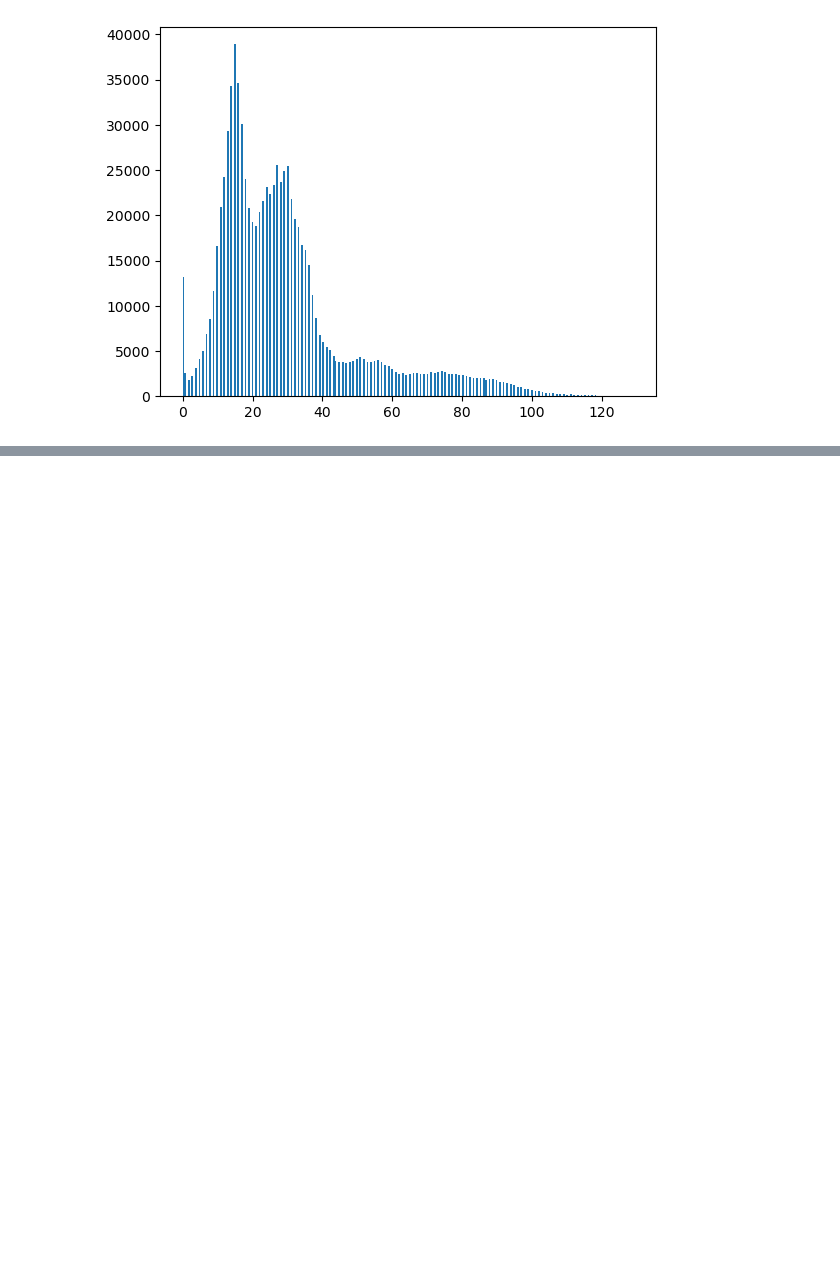
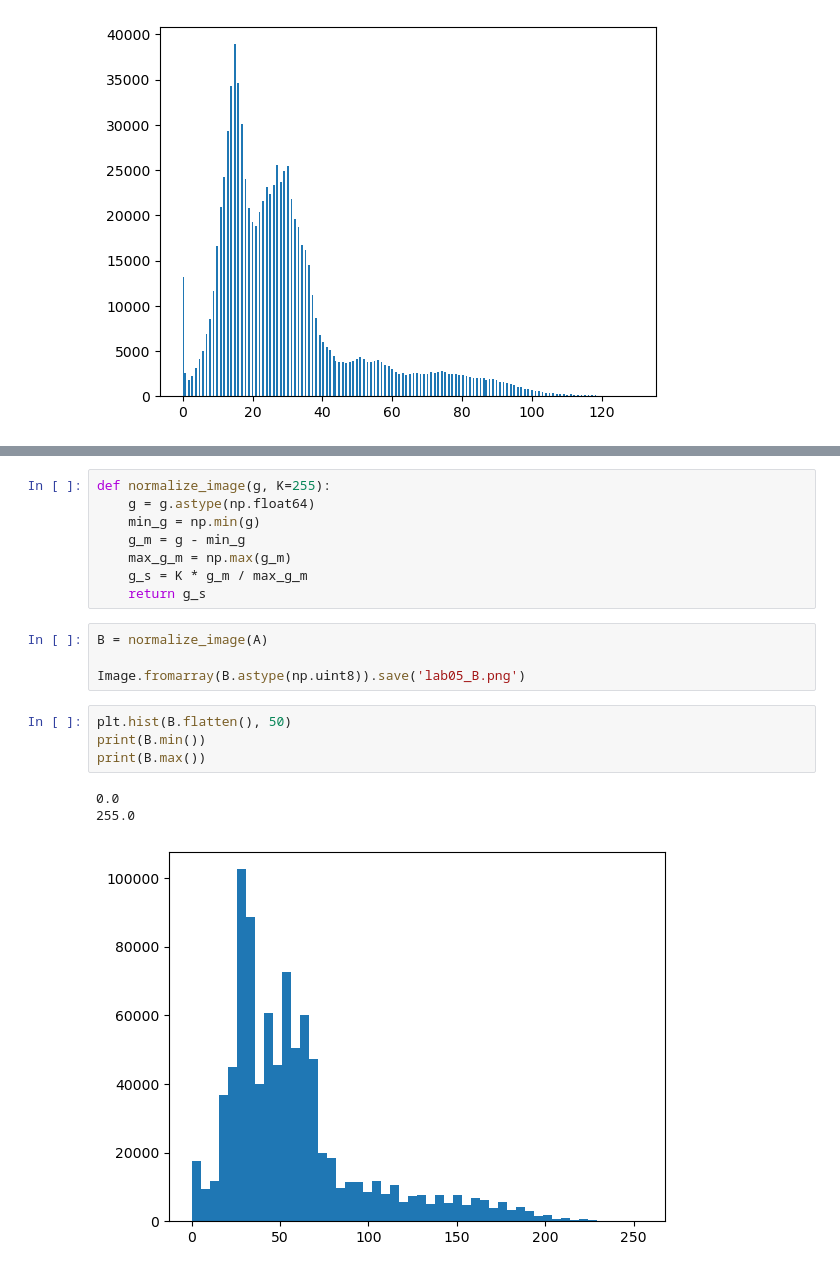
Before and after one commit to dsp-pa/digital-image-processing-python-pub, a Jupyter notebook: paim lab 05 combinacion.ipynb, the cells around one changed output, grey strips where cells are left out. Saved outputs shown, nothing was run; the diff lists cells and outputs as text; blank space fills up the shorter version.

```diff
--- a/paim lab 05 combinacion.ipynb
+++ b/paim lab 05 combinacion.ipynb
@@ -73,0 +88,20 @@ plt.hist(A.ravel(), 255)
+# %%
+def normalize_image(g, K=255):
+    g = g.astype(np.float64)
+    min_g = np.min(g)
+    g_m = g - min_g
+    max_g_m = np.max(g_m)
+    g_s = K * g_m / max_g_m
+    return g_s
+# %%
+B = normalize_image(A)
+
+Image.fromarray(B.astype(np.uint8)).save('lab05_B.png')
+# %%
+plt.hist(B.flatten(), 50)
+print(B.min())
+print(B.max())
+# %% [output]
+0.0
+255.0
+[figure, added]
```
Also changed, not shown: parts of 5 cells of this notebook, 7 other files.
